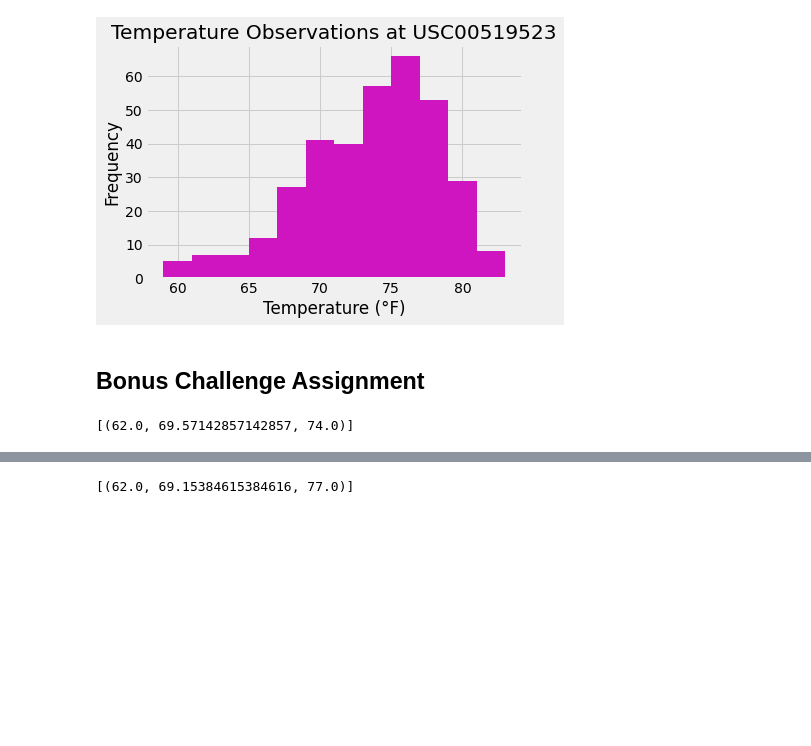
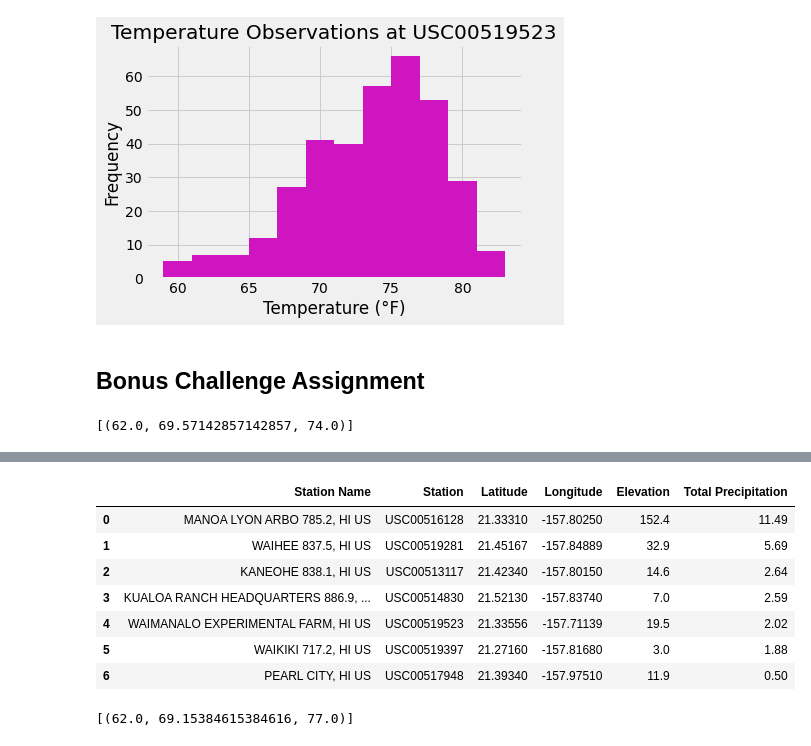
Before and after one commit to skumble27/sqlalchemy-challenge, a Jupyter notebook: Drafts/climate_starter_Draft2.ipynb, the cells around one changed output, grey strips where cells are left out. Drawn from its saved outputs; the diff is of its cells as text; code cells hidden in the pictures; blank space fills up the shorter version.

```diff
--- a/Drafts/climate_starter_Draft2.ipynb
+++ b/Drafts/climate_starter_Draft2.ipynb
@@ -322,8 +323,33 @@ plt.show()
 # %%
 # Calculate the total amount of rainfall per weather station for your trip dates using the previous year's matching dates.
+# Sort this in descending order by precipitation amount and list the station, name, latitude, longitude, and elevation
+
+starting_date = '2016-06-28'
+ending_date = '2016-07-20'
+
+sel = [Station.name, Measurement.station, Station.latitude, Station.longitude, Station.elevation, func.sum(Measurement.prcp)]
 
 
-# Sort this in descending order by precipitation amount and list the station, name, latitude, longitude, and elevation
+precipitation_data = session.query(*sel).\
+    filter(Measurement.station == Station.station).\
+        group_by(Measurement.station).\
+            filter(Measurement.date >= starting_date).\
+                filter(Measurement.date <= ending_date).\
+                    order_by(func.sum(Measurement.prcp).desc()).all()
+
+# For a better view of the data, the query will be converted into a Pandas DataFrame
+precipitation_data_df = pd.DataFrame(precipitation_data, columns=['Station Name','Station','Latitude', 'Longitude', 'Elevation','Total Precipitation'])
+
+precipitation_data_df
+# %% [output]
+|  | Station Name | Station | Latitude | Longitude | Elevation | Total Precipitation |
+| 0 | MANOA LYON ARBO 785.2, HI US | USC00516128 | 21.33310 | -157.80250 | 152.4 | 11.49 |
+| 1 | WAIHEE 837.5, HI US | USC00519281 | 21.45167 | -157.84889 | 32.9 | 5.69 |
+| 2 | KANEOHE 838.1, HI US | USC00513117 | 21.42340 | -157.80150 | 14.6 | 2.64 |
+| 3 | KUALOA RANCH HEADQUARTERS 886.9, ... | USC00514830 | 21.52130 | -157.83740 | 7.0 | 2.59 |
+| 4 | WAIMANALO EXPERIMENTAL FARM, HI US | USC00519523 | 21.33556 | -157.71139 | 19.5 | 2.02 |
+| 5 | WAIKIKI 717.2, HI US | USC00519397 | 21.27160 | -157.81680 | 3.0 | 1.88 |
+| 6 | PEARL CITY, HI US | USC00517948 | 21.39340 | -157.97510 | 11.9 | 0.50 |
 # %%
 # Create a query that will calculate the daily normals
 # (i.e. the averages for tmin, tmax, and tavg for all historic data matching a specific month and day)
```
Also changed, not shown: parts of 2 cells of this notebook, 1 other file.
